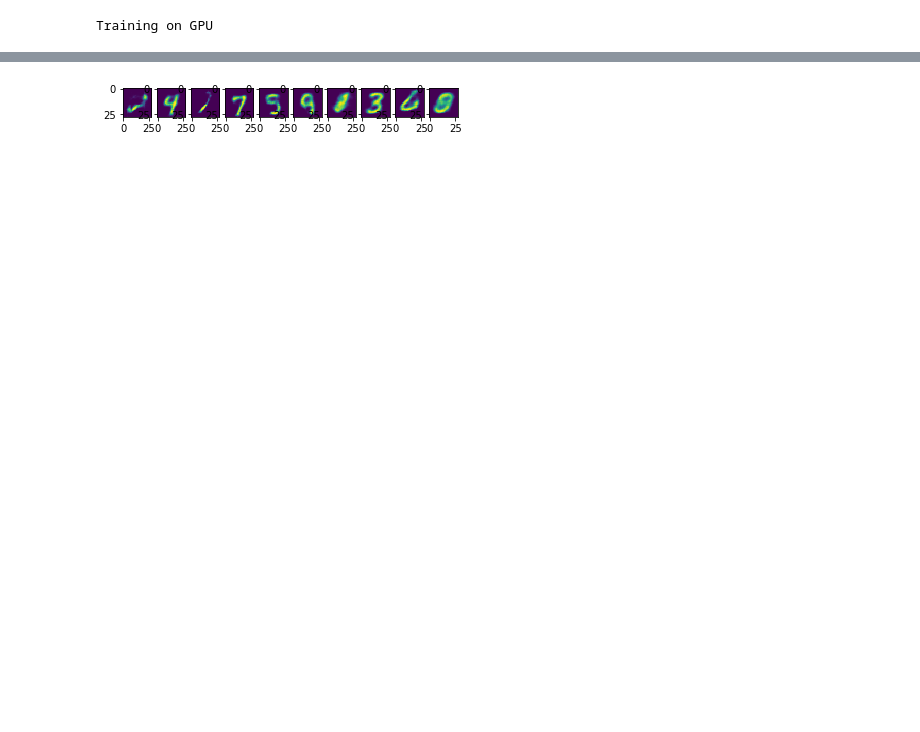
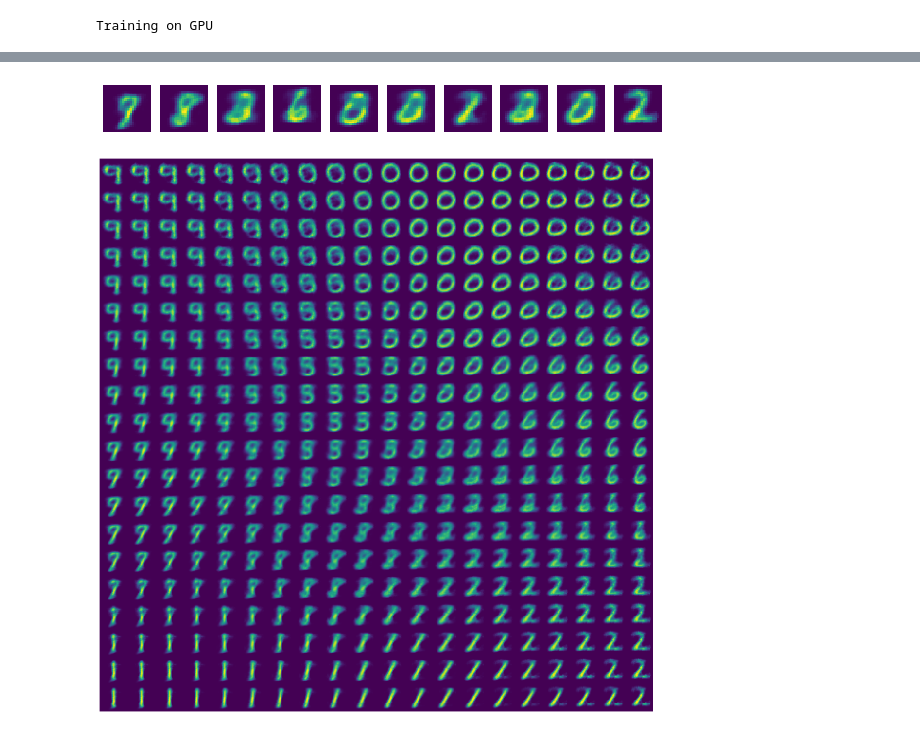
Before and after one commit to dunky11/mustererkennung, a Jupyter notebook: A11/assignment11.ipynb, the cells around one changed output, grey strips where cells are left out. Drawn from its saved outputs; the diff is of its cells as text; code cells hidden in the pictures; blank space fills up the shorter version.

```diff
--- a/A11/assignment11.ipynb
+++ b/A11/assignment11.ipynb
@@ -231,8 +290,26 @@ model.eval()
 samples = model.generate(128)
 # %%
 samples = samples.cpu().numpy()
-fig, ax = plt.subplots(nrows=1, ncols=10)
+fig, ax = plt.subplots(nrows=1, ncols=10, figsize=(10, 10))
 for col in range(ax.shape[0]):
+    ax[col].axis('off')
     ax[col].imshow(samples[col].reshape((28, 28)))
 # %% [output]
-[figure, old version]
+[figure, new version]
+# %%
+STEPS = 20
+img = np.zeros((STEPS * 28, STEPS * 28))
+for row, d_1 in enumerate(np.linspace(-2, 2,STEPS)):
+    for col, d_2 in enumerate(np.linspace(-2, 2,STEPS)):
+        x = torch.tensor([[d_1, d_2]]).float().to(device)
+        with torch.no_grad():
+            sample = model.decoder(x)
+        sample = sample.cpu().numpy().reshape((28, 28))
+        img[row * 28: (row + 1) * 28, col * 28: (col + 1) * 28] = sample
+
+plt.figure(figsize = (20, 20))
+plt.imshow(img)
+plt.axis('off')
+plt.show()
+# %% [output]
+[figure, added]
```
Also changed, not shown: parts of 17 cells of this notebook, 10 other files.
